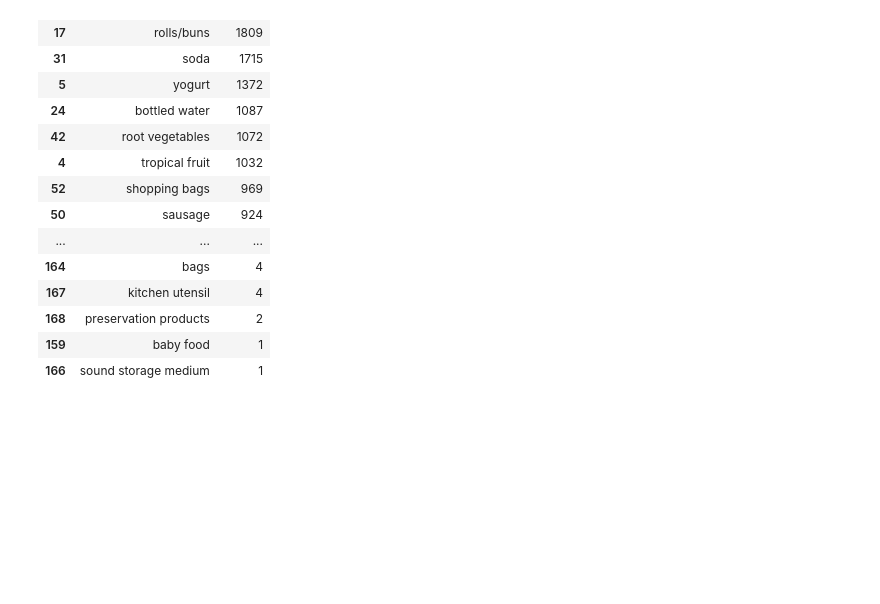
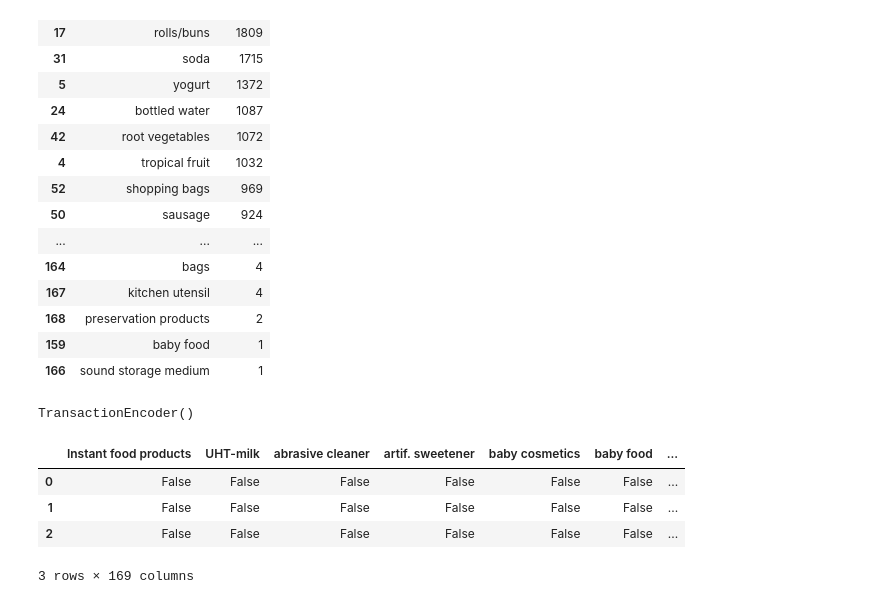
Before and after one commit to Jitenrai21/ML_study, a Jupyter notebook: AprioriAlgorithm.ipynb, the cells around one changed output. Drawn from its saved outputs; the diff is of its cells as text; code cells hidden in the pictures; blank space fills up the shorter version.

```diff
--- a/AprioriAlgorithm.ipynb
+++ b/AprioriAlgorithm.ipynb
@@ -83,0 +86,14 @@ pd.DataFrame(d).sort_values(by=['Values'], ascending=False)
+# %%
+tr = TransactionEncoder()
+tr.fit(market)
+# %% [output]
+TransactionEncoder()
+# %%
+df = pd.DataFrame(tr.transform(market), columns=tr.columns_)
+df.head(3)
+# %% [output]
+|  | Instant food products | UHT-milk | abrasive cleaner | artif. sweetener | baby cosmetics | baby food | ... |
+| 0 | False | False | False | False | False | False | ... |
+| 1 | False | False | False | False | False | False | ... |
+| 2 | False | False | False | False | False | False | ... |
+3 rows × 169 columns
```
Also changed, not shown: parts of 7 cells of this notebook.
